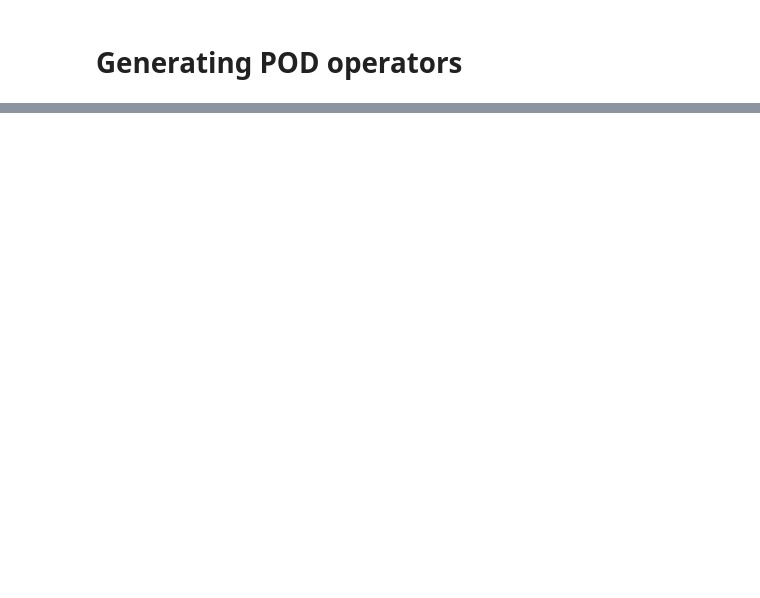
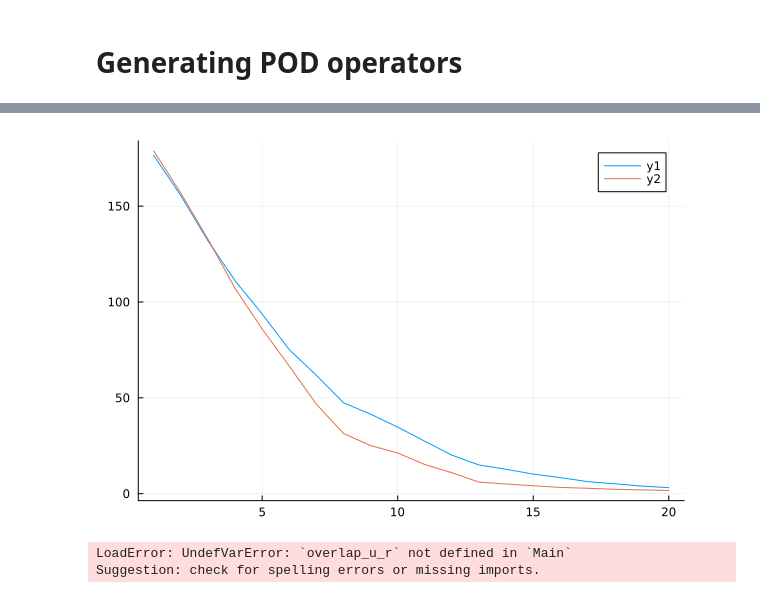
Before and after one commit to tobyvg/local_POD_overlap.jl, a Jupyter notebook: Experiments_2D.ipynb, the cells around one changed output, grey strips where cells are left out. Cells and saved outputs as stored; diff of their text form; code cells hidden in the pictures; blank space fills up the shorter version.

```diff
--- a/Experiments_2D.ipynb
+++ b/Experiments_2D.ipynb
@@ -360,0 +476,45 @@ local_POD_overlap.module_2D.projection_operators_struct(Conv((20, 20), 1 => 10,
+# %%
+r = 10
+
+function compute_L2(a;average = true)
+    if average
+        return mean(sqrt.(sum(a.^2,dims = [1,2])))
+    else
+        return sqrt.(sum(a.^2,dims = [1,2]))
+    end
+end
+
+rs = 1:20
+local_errors = []
+overlap_errors = []
+
+for r in rs
+
+    local_PO = gen_projection_operators(modes[:,:,:,1:r],MP)
+    overlap_PO = gen_projection_operators_overlap_2D_periodic_only(overlap_modes[:,:,:,1:r],overlap_MP)
+    #S = generate_S(overlap_MP,overlap_PO.Phi_T,overlap_PO.Phi)
+
+    overlap_a = overlap_PO.Phi_T(dummy_data)
+    solved = overlap_PO.S_inv(overlap_a)
+    overlap_u_r = overlap_PO.Phi(solved)
+
+    local_a = local_PO.Phi_T(dummy_data)
+    local_u_r = local_PO.Phi(local_a)
+
+    local_error = compute_L2(dummy_data - local_u_r)
+    overlap_error = compute_L2(dummy_data - overlap_u_r)
+
+    push!(local_errors,local_error)
+    push!(overlap_errors,overlap_error)
+
+end
+# %%
+plot(local_errors)
+plot!(overlap_errors)
+# %% [output]
+[figure, added]
+# %%
+heatmap(overlap_u_r[:,:,1,1])
+# %% [output]
+LoadError: UndefVarError: `overlap_u_r` not defined in `Main`
+Suggestion: check for spelling errors or missing imports.
```
Also changed, not shown: parts of 20 cells of this notebook.
